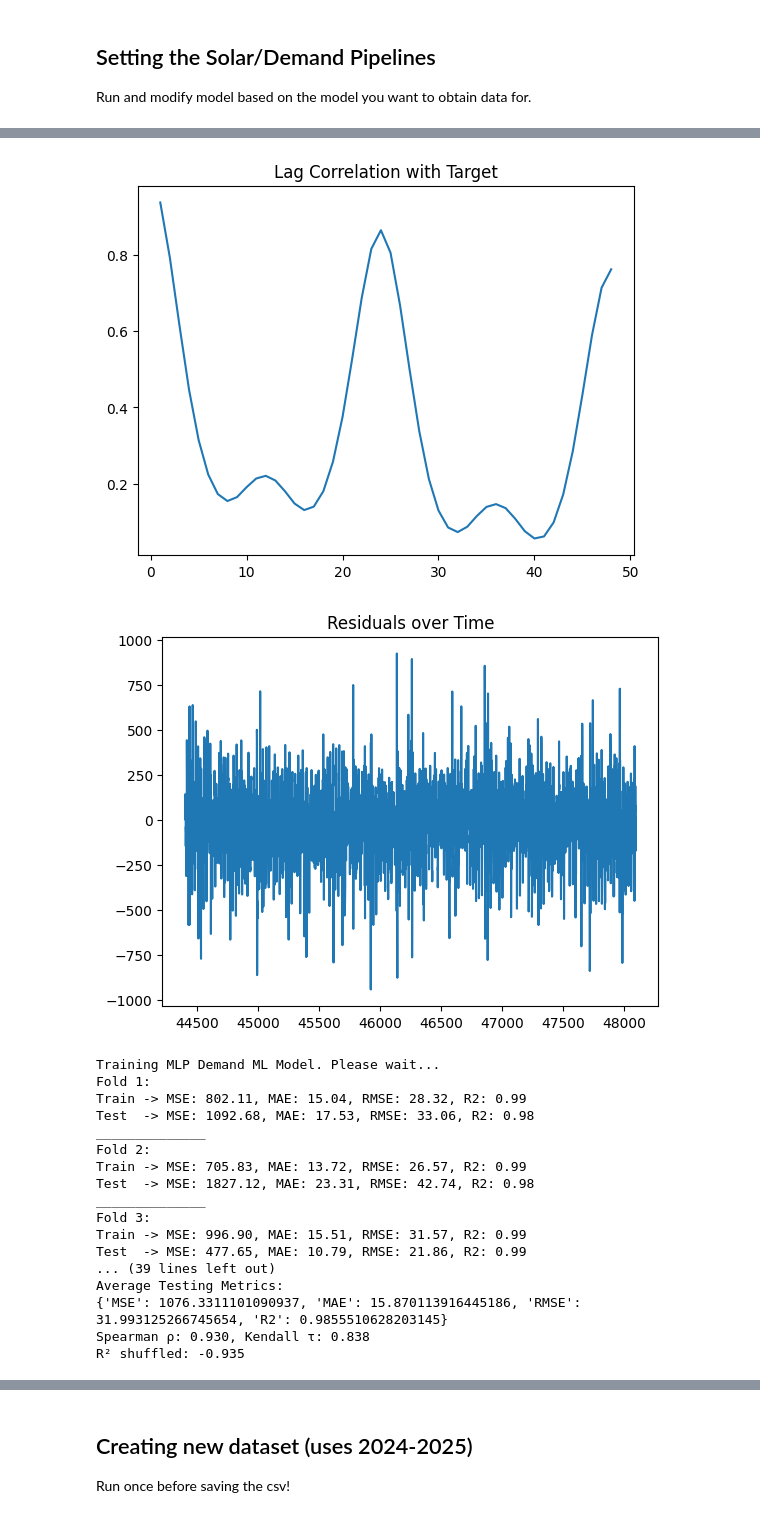
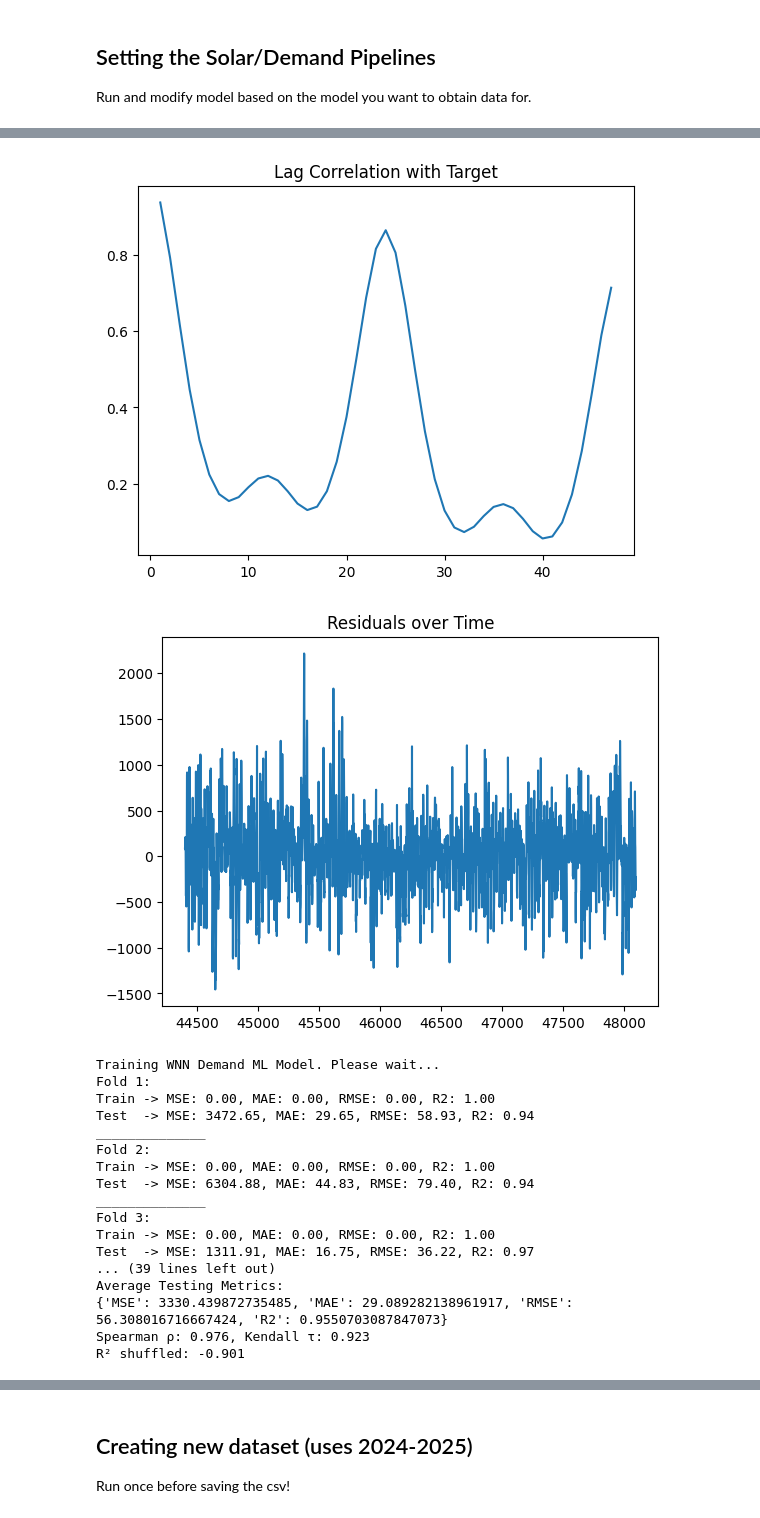
Before and after one commit to Tiphereth-ver1/ENGG2112-Group-Project, a Jupyter notebook: Prediction Model Frame/prediction.ipynb, the cells around one changed output, grey strips where cells are left out. Saved outputs shown, nothing was run; the diff lists cells and outputs as text; code cells hidden in the pictures.

```diff
--- a/Prediction Model Frame/prediction.ipynb
+++ b/Prediction Model Frame/prediction.ipynb
@@ -23,7 +23,7 @@ from sklearn.preprocessing import RobustScaler
 ## Initialising Dataset + Extra Processing
 Nothing too difficult here. Just for notice, scope tuning (will store scope - 1 hours of data for prediction)
 # %%
-scope = 49
+scope = 48
 # %% [markdown]
 Working with data. You can see all featue selection here!
 # %%
@@ -283,7 +307,7 @@ def setMLP():
     # Pipeline
     Demand_Pipeline = Pipeline([
         ('imputer', SimpleImputer(strategy='median')),
-        ('scaler', StandardScaler()),
+        ('scaler', RobustScaler()),
         ('mlp', Demand_Regressor)
     ])
 
@@ -351,7 +375,7 @@ def setRF():
         max_depth=None,
         min_samples_split=10,
         min_samples_leaf=1,
-        max_features="sqrt",
+        max_features=10,
         bootstrap=True,
         random_state=random_state
     )
@@ -392,7 +416,7 @@ def setModel(model):
 Run and modify model based on the model you want to obtain data for.
 # %%
 # Choose between "WNN", "RF", "MLP"
-model = "MLP"
+model = "WNN"
 Solar_Pipeline, Demand_Pipeline, test = setModel(model)
 print(f"Training {test} Irradiance ML Model. Please wait...")
 demandModel = metrics(y1, X1, Demand_Pipeline)
@@ -424,19 +448,19 @@ R² shuffled: -0.969
-[figure, old version]
+[figure, new version]
-[figure, old version]
+[figure, new version]
-Training MLP Demand ML Model. Please wait...
+Training WNN Demand ML Model. Please wait...
 Fold 1:
-Train -> MSE: 802.11, MAE: 15.04, RMSE: 28.32, R2: 0.99
-Test  -> MSE: 1092.68, MAE: 17.53, RMSE: 33.06, R2: 0.98
+Train -> MSE: 0.00, MAE: 0.00, RMSE: 0.00, R2: 1.00
+Test  -> MSE: 3472.65, MAE: 29.65, RMSE: 58.93, R2: 0.94
 ______________
 Fold 2:
-Train -> MSE: 705.83, MAE: 13.72, RMSE: 26.57, R2: 0.99
-Test  -> MSE: 1827.12, MAE: 23.31, RMSE: 42.74, R2: 0.98
+Train -> MSE: 0.00, MAE: 0.00, RMSE: 0.00, R2: 1.00
+Test  -> MSE: 6304.88, MAE: 44.83, RMSE: 79.40, R2: 0.94
 ______________
 Fold 3:
-Train -> MSE: 996.90, MAE: 15.51, RMSE: 31.57, R2: 0.99
-Test  -> MSE: 477.65, MAE: 10.79, RMSE: 21.86, R2: 0.99
+Train -> MSE: 0.00, MAE: 0.00, RMSE: 0.00, R2: 1.00
+Test  -> MSE: 1311.91, MAE: 16.75, RMSE: 36.22, R2: 0.97
 ... (39 lines left out)
 Average Testing Metrics:
-{'MSE': 1076.3311101090937, 'MAE': 15.870113916445186, 'RMSE': 31.993125266745654, 'R2': 0.9855510628203145}
-Spearman ρ: 0.930, Kendall τ: 0.838
-R² shuffled: -0.935
+{'MSE': 3330.439872735485, 'MAE': 29.089282138961917, 'RMSE': 56.308016716667424, 'R2': 0.9550703087847073}
+Spearman ρ: 0.976, Kendall τ: 0.923
+R² shuffled: -0.901
```
Also changed, not shown: parts of 5 cells of this notebook, 2 other files.
